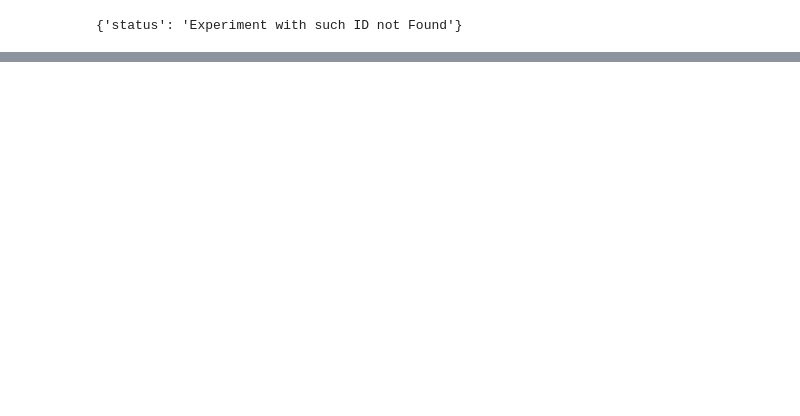
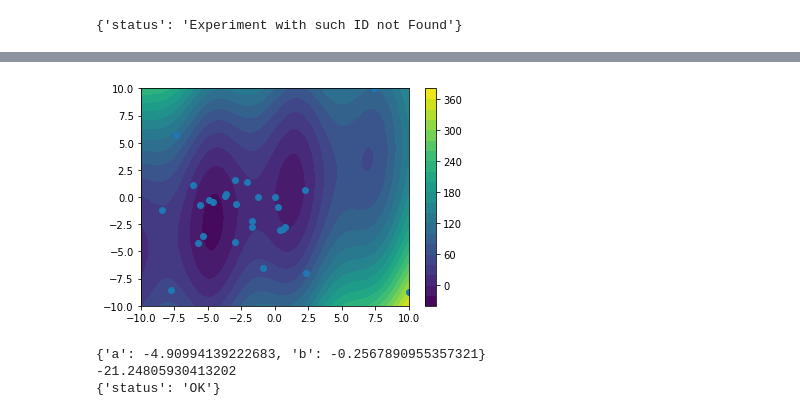
Before and after one commit to Alex314/optimum, a Jupyter notebook: TestApp.ipynb, the cells around one changed output, grey strips where cells are left out. Cells and saved outputs as stored; diff of their text form; code cells hidden in the pictures; blank space fills up the shorter version.

Commit message:
implement tell interface; add 2D test example to TestApp.ipynb

```diff
--- a/TestApp.ipynb
+++ b/TestApp.ipynb
@@ -30,2 +32,0 @@ import uuid
-# %%
-i = uuid.uuid4()
@@ -41,0 +49,34 @@ str(i)
+# %%
+from IPython.display import clear_output
+test_data = {
+    'a': {'type': 'scalar', 'parameters': dict(lower=-10, upper=10)},
+    'b': {'type': 'scalar', 'parameters': dict(lower=-10, upper=10)},
+}
+new_experiment = requests.post('http://127.0.0.1:8001/experiment', json=test_data).json()
+new_experiment_id = new_experiment['experiment_id']
+new_experiment_id
+
+asked = [[], []]
+for i in range(30):
+    plt.contourf(x, y, z, levels=20)
+    plt.colorbar()
+    asked_point = requests.get(f'http://127.0.0.1:8001/experiment/{new_experiment_id}/ask').json()
+    asked[0].append(asked_point['a'])
+    asked[1].append(asked_point['b'])
+    plt.scatter(*asked)
+    plt.show()
+    print(asked_point)
+    f_a = f(**asked_point)
+    print(f_a)
+    tell_info = {
+        'point': asked_point,
+        'value': f_a
+    }
+    tell_resp = requests.post(f'http://127.0.0.1:8001/experiment/{new_experiment_id}/tell', json=tell_info).json()
+    print(tell_resp)
+    clear_output(wait=True)
+# %% [output]
+[figure, added]
+{'a': -4.90994139222683, 'b': -0.2567890955357321}
+-21.24805930413202
+{'status': 'OK'}
```
Also changed, not shown: parts of 10 cells of this notebook, 2 other files.
